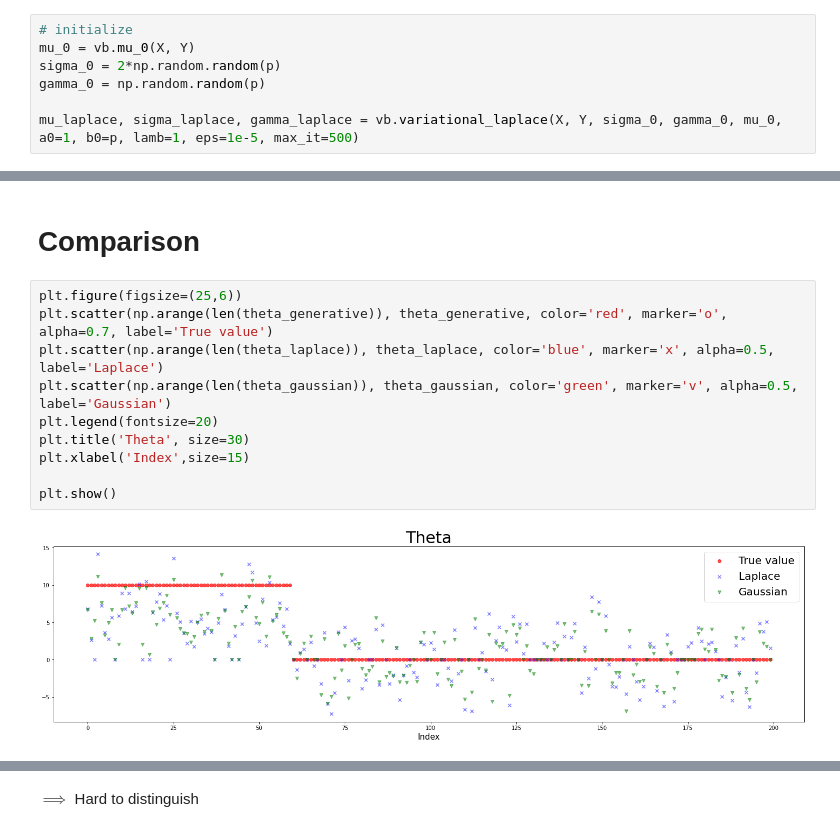
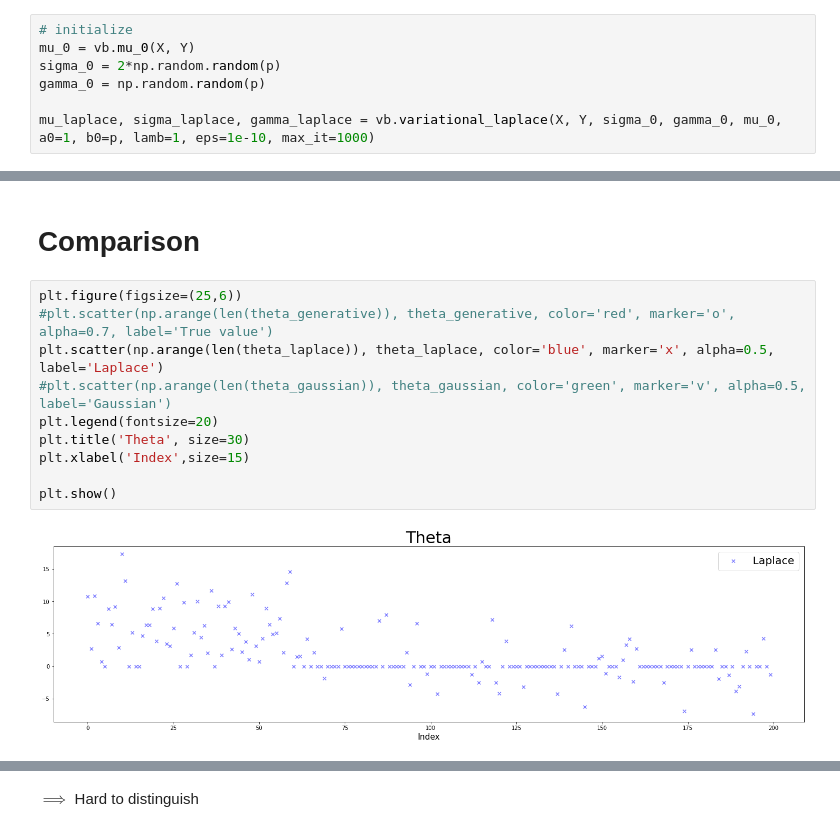
Before and after one commit to tgnassou/bayesian_project, a Jupyter notebook: notebook.ipynb, the cells around one changed output, grey strips where cells are left out. Cells and saved outputs as stored; diff of their text form.

```diff
--- a/notebook.ipynb
+++ b/notebook.ipynb
@@ -42,5 +42,5 @@ mu_0 = vb.mu_0(X, Y)
 sigma_0 = 2*np.random.random(p)
 gamma_0 = np.random.random(p)
 
-mu_laplace, sigma_laplace, gamma_laplace = vb.variational_laplace(X, Y, sigma_0, gamma_0, mu_0, a0=1, b0=p, lamb=1, eps=1e-5, max_it=500)
+mu_laplace, sigma_laplace, gamma_laplace = vb.variational_laplace(X, Y, sigma_0, gamma_0, mu_0, a0=1, b0=p, lamb=1, eps=1e-10, max_it=1000)
 # %% [output]
@@ -143,16 +145,16 @@ results_gaussian = X @ theta_gaussian
 # Comparison
 # %%
 plt.figure(figsize=(25,6))
-plt.scatter(np.arange(len(theta_generative)), theta_generative, color='red', marker='o', alpha=0.7, label='True value')
+#plt.scatter(np.arange(len(theta_generative)), theta_generative, color='red', marker='o', alpha=0.7, label='True value')
 plt.scatter(np.arange(len(theta_laplace)), theta_laplace, color='blue', marker='x', alpha=0.5, label='Laplace')
-plt.scatter(np.arange(len(theta_gaussian)), theta_gaussian, color='green', marker='v', alpha=0.5, label='Gaussian')
+#plt.scatter(np.arange(len(theta_gaussian)), theta_gaussian, color='green', marker='v', alpha=0.5, label='Gaussian')
 plt.legend(fontsize=20)
 plt.title('Theta', size=30)
 plt.xlabel('Index',size=15)
 
 plt.show()
 # %% [output]
-[figure, old version]
+[figure, new version]
 # %%
 plt.figure(figsize=(25,10))
 plt.plot(Y, alpha=0.7, label='True value')
```
Also changed, not shown: parts of 9 cells of this notebook.
